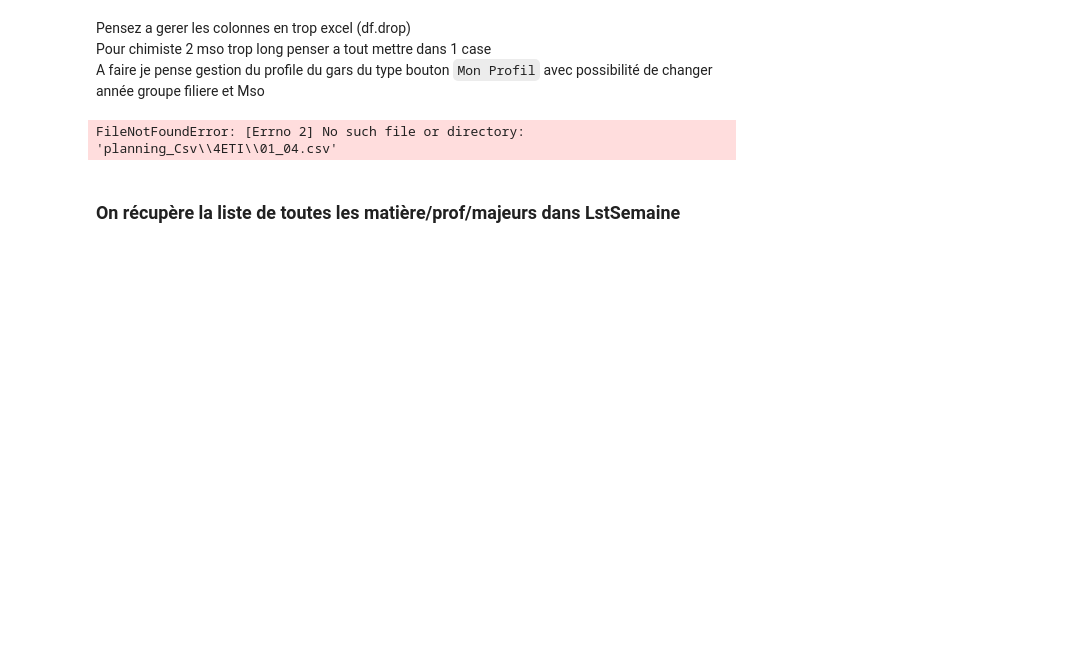
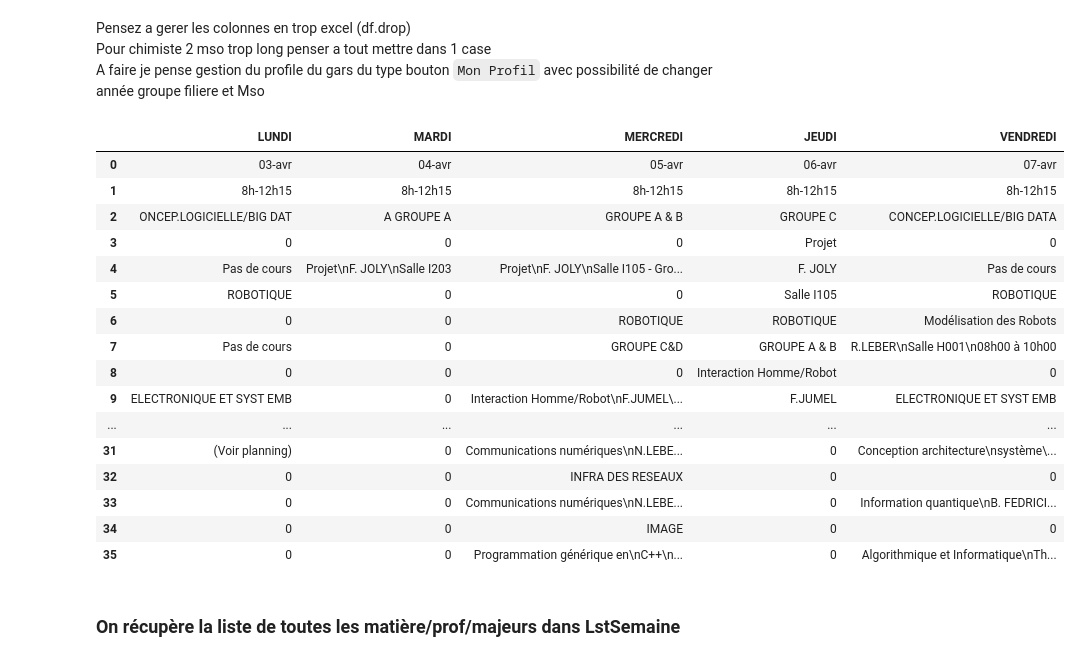
Before and after one commit to Pierrelouis2/CPE_Planning, a Jupyter notebook: Plannings/planning_Csv/ReadCsv.ipynb, the cells around one changed output. Saved outputs shown, nothing was run; the diff lists cells and outputs as text; code cells hidden in the pictures; blank space fills up the shorter version.

```diff
--- a/Plannings/planning_Csv/ReadCsv.ipynb
+++ b/Plannings/planning_Csv/ReadCsv.ipynb
@@ -7,19 +7,35 @@ A faire je pense gestion du profile du gars du type bouton `Mon Profil` avec pos
 # %%
 import pandas as pd
 import json
 from numpyencoder import NumpyEncoder
 
 # Read csv file
 date = "01_04"
-Df = pd.read_csv(f'./planning_Csv/4ETI/{date}.csv', sep=';')
+Df = pd.read_csv(f'./4ETI/{date}.csv', sep=';')
 # Filter columns and rows
 Df.reset_index()
 Df.fillna(0, inplace=True)
 # on ne garde que les 5 premieres columns
 Df = Df.iloc[:, 0:5]
 Df
 # %% [output]
-FileNotFoundError: [Errno 2] No such file or directory: 'planning_Csv\\4ETI\\01_04.csv'
+|  | LUNDI | MARDI | MERCREDI | JEUDI | VENDREDI |
+| 0 | 03-avr | 04-avr | 05-avr | 06-avr | 07-avr |
+| 1 | 8h-12h15 | 8h-12h15 | 8h-12h15 | 8h-12h15 | 8h-12h15 |
+| 2 | ONCEP.LOGICIELLE/BIG DAT | A GROUPE A | GROUPE A & B | GROUPE C | CONCEP.LOGICIELLE/BIG DATA |
+| 3 | 0 | 0 | 0 | Projet | 0 |
+| 4 | Pas de cours | Projet\nF. JOLY\nSalle I203 | Projet\nF. JOLY\nSalle I105 - Gro... | F. JOLY | Pas de cours |
+| 5 | ROBOTIQUE | 0 | 0 | Salle I105 | ROBOTIQUE |
+| 6 | 0 | 0 | ROBOTIQUE | ROBOTIQUE | Modélisation des Robots |
+| 7 | Pas de cours | 0 | GROUPE C&D | GROUPE A & B | R.LEBER\nSalle H001\n08h00 à 10h00 |
+| 8 | 0 | 0 | 0 | Interaction Homme/Robot | 0 |
+| 9 | ELECTRONIQUE ET SYST EMB | 0 | Interaction Homme/Robot\nF.JUMEL\... | F.JUMEL | ELECTRONIQUE ET SYST EMB |
+| ... | ... | ... | ... | ... | ... |
+| 31 | (Voir planning) | 0 | Communications numériques\nN.LEBE... | 0 | Conception architecture\nsystème\... |
+| 32 | 0 | 0 | INFRA DES RESEAUX | 0 | 0 |
+| 33 | 0 | 0 | Communications numériques\nN.LEBE... | 0 | Information quantique\nB. FEDRICI... |
+| 34 | 0 | 0 | IMAGE | 0 | 0 |
+| 35 | 0 | 0 | Programmation générique en\nC++\n... | 0 | Algorithmique et Informatique\nTh... |
 # %% [markdown]
 ### On récupère la liste de toutes les matière/prof/majeurs dans LstSemaine
 # %%
```
Also changed, not shown: parts of 4 cells of this notebook, 2 other files.
